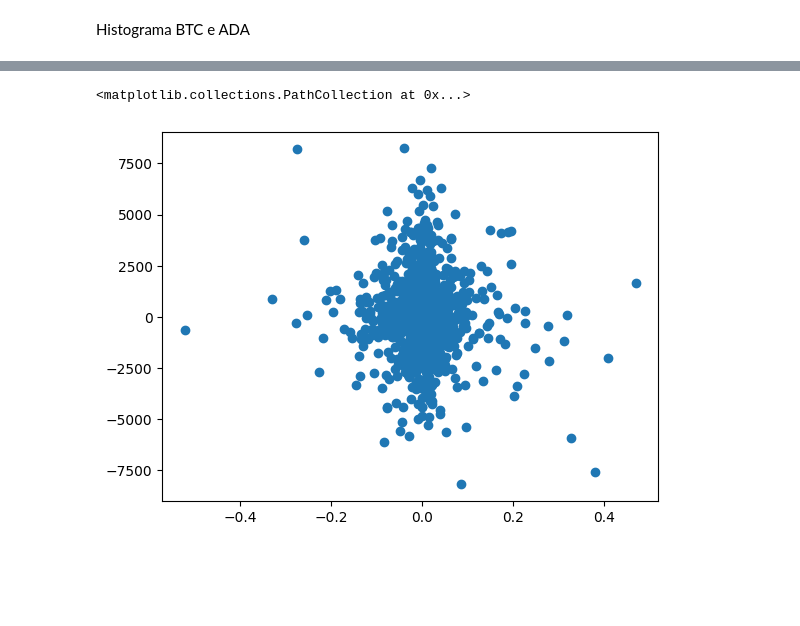
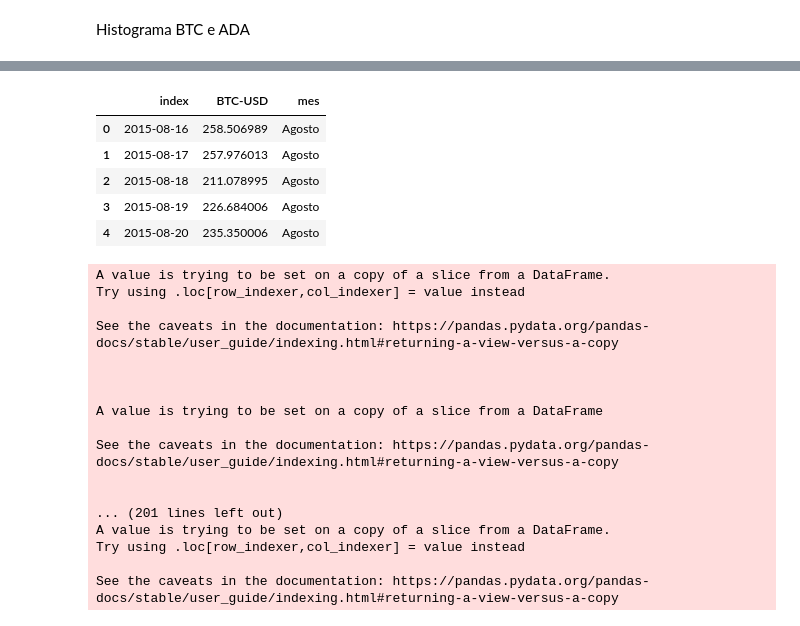
Before and after one commit to kaladabrio2020/livro-analise-pratica-series-temporais, a Jupyter notebook: capitulo 3 - ead para series temporais/capitulo_3_exercio_crypto.ipynb, the cells around one changed output, grey strips where cells are left out. Drawn from its saved outputs; the diff is of its cells as text; code cells hidden in the pictures; blank space fills up the shorter version.

```diff
--- a/capitulo 3 - ead para series temporais/capitulo_3_exercio_crypto.ipynb
+++ b/capitulo 3 - ead para series temporais/capitulo_3_exercio_crypto.ipynb
@@ -21,5 +25,15 @@ plt.show()
 # %%
-plt.scatter(ada.diff(), btc.diff().shift(1))
+btc = pd.DataFrame(
+    btc.values, index=btc.index.values, columns=['BTC-USD']
+)
+btc.reset_index(inplace=True)
-# %% [output]
-<matplotlib.collections.PathCollection at 0x...>
-[figure, removed]
+# %%
+btc['mes'] = pd.to_datetime(btc['index']).dt.month_name('pt')
+btc.head()
+# %% [output]
+|  | index | BTC-USD | mes |
+| 0 | 2015-08-16 | 258.506989 | Agosto |
+| 1 | 2015-08-17 | 257.976013 | Agosto |
+| 2 | 2015-08-18 | 211.078995 | Agosto |
+| 3 | 2015-08-19 | 226.684006 | Agosto |
+| 4 | 2015-08-20 | 235.350006 | Agosto |
@@ -25,0 +49,32 @@ plt.scatter(ada.diff(), btc.diff().shift(1))
+# %%
+fig = go.Figure()
+for ano in btc['ano'].unique():
+    subset = btc[btc['ano'] == ano]
+    subset['mes'] = pd.Categorical(subset['mes'], categories=['Janeiro', 'Fevereiro', 'Março', 'Abril', 'Maio', 'Junho', 'Julho', 'Agosto', 'Setembro', 'Outubro', 'Novembro', 'Dezembro'])
+    subset.sort_values('mes', inplace=True)
+    subset['ordem'] = range(len(subset))
+    fig.add_trace(go.Scatter(x=subset['ordem'], y=subset['BTC-USD'], name=str(ano), mode='lines'))
+    fig.update_layout(
+        xaxis = dict(
+            ticktext=['Janeiro', 'Fevereiro', 'Março', 'Abril', 'Maio', 'Junho', 'Julho', 'Agosto', 'Setembro', 'Outubro', 'Novembro', 'Dezembro'],
+            tickvals=list(range(12))
+        )
+    )
+# %% [output]
+A value is trying to be set on a copy of a slice from a DataFrame.
+Try using .loc[row_indexer,col_indexer] = value instead
+
+See the caveats in the documentation: https://pandas.pydata.org/pandas-docs/stable/user_guide/indexing.html#returning-a-view-versus-a-copy
+
+
+
+A value is trying to be set on a copy of a slice from a DataFrame
+
+See the caveats in the documentation: https://pandas.pydata.org/pandas-docs/stable/user_guide/indexing.html#returning-a-view-versus-a-copy
+
+
+... (201 lines left out)
+A value is trying to be set on a copy of a slice from a DataFrame.
+Try using .loc[row_indexer,col_indexer] = value instead
+
+See the caveats in the documentation: https://pandas.pydata.org/pandas-docs/stable/user_guide/indexing.html#returning-a-view-versus-a-copy
```
Also changed, not shown: parts of 9 cells of this notebook, 7 other files.
